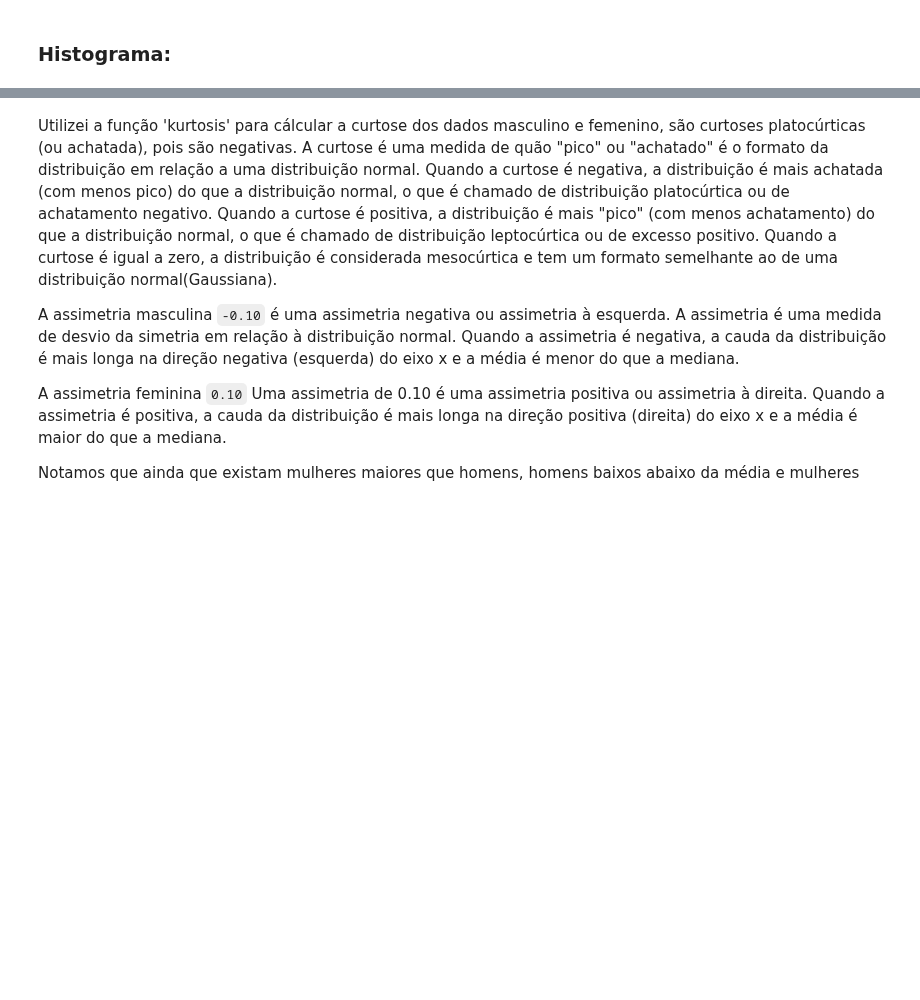
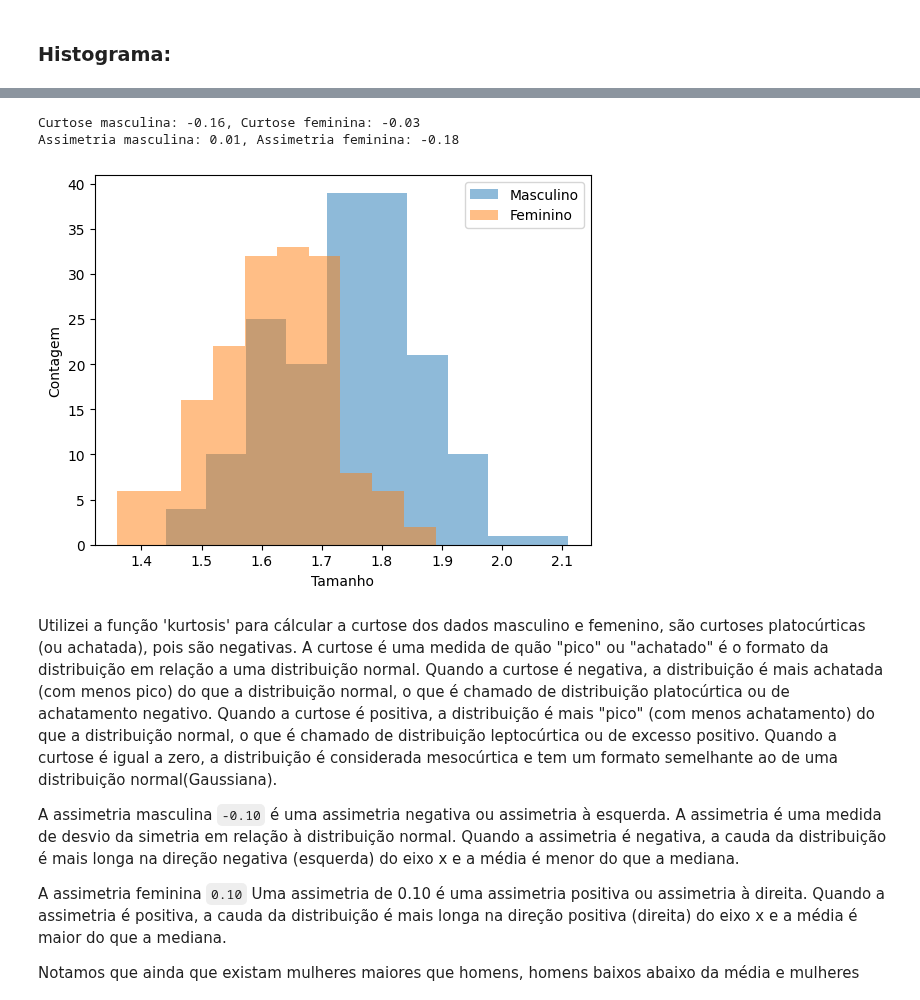
Before and after one commit to kauebr/Estudando, a Jupyter notebook: Estatistica/Estatística descritiva bivariada/Variável quantitativa x variável qualitativa.ipynb, the cells around one changed output, grey strips where cells are left out. Drawn from its saved outputs; the diff is of its cells as text; code cells hidden in the pictures; blank space fills up the shorter version.

```diff
--- a/Estatistica/Estatística descritiva bivariada/Variável quantitativa x variável qualitativa.ipynb
+++ b/Estatistica/Estatística descritiva bivariada/Variável quantitativa x variável qualitativa.ipynb
@@ -94,3 +89,25 @@ Agora vou utilizar as bibliotecas `matplotlib` e `seaborn` para gerar quatro gr
+# %%
+# Criando histograma para as duas variáveis
+fig, ax = plt.subplots()
+ax.hist(dados[dados['Sexo'] == 'M']['Tamanho'], alpha=0.5, label='Masculino')
+ax.hist(dados[dados['Sexo'] == 'F']['Tamanho'], alpha=0.5, label='Feminino')
+ax.set_xlabel('Tamanho')
+ax.set_ylabel('Contagem')
+ax.legend()
+
+# Calculando a curtose e a assimetria
+curtose_m = kurtosis(dados[dados['Sexo'] == 'M']['Tamanho'])
+curtose_f = kurtosis(dados[dados['Sexo'] == 'F']['Tamanho'])
+assimetria_m = skew(dados[dados['Sexo'] == 'M']['Tamanho'])
+assimetria_f = skew(dados[dados['Sexo'] == 'F']['Tamanho'])
+print(f'Curtose masculina: {curtose_m:.2f}, Curtose feminina: {curtose_f:.2f}')
+print(f'Assimetria masculina: {assimetria_m:.2f}, Assimetria feminina: {assimetria_f:.2f}')
+
+plt.show()
+# %% [output]
+Curtose masculina: -0.16, Curtose feminina: -0.03
+Assimetria masculina: 0.01, Assimetria feminina: -0.18
+[figure, added]
 # %% [markdown]
 Utilizei a função 'kurtosis' para cálcular a curtose dos dados masculino e femenino, são curtoses platocúrticas (ou achatada), pois são negativas. A curtose é uma medida de quão "pico" ou "achatado" é o formato da distribuição em relação a uma distribuição normal. Quando a curtose é negativa, a distribuição é mais achatada (com menos pico) do que a distribuição normal, o que é chamado de distribuição platocúrtica ou de achatamento negativo. Quando a curtose é positiva, a distribuição é mais "pico" (com menos achatamento) do que a distribuição normal, o que é chamado de distribuição leptocúrtica ou de excesso positivo. Quando a curtose é igual a zero, a distribuição é considerada mesocúrtica e tem um formato semelhante ao de uma distribuição normal(Gaussiana).
 
```
Also changed, not shown: parts of 11 cells of this notebook.
